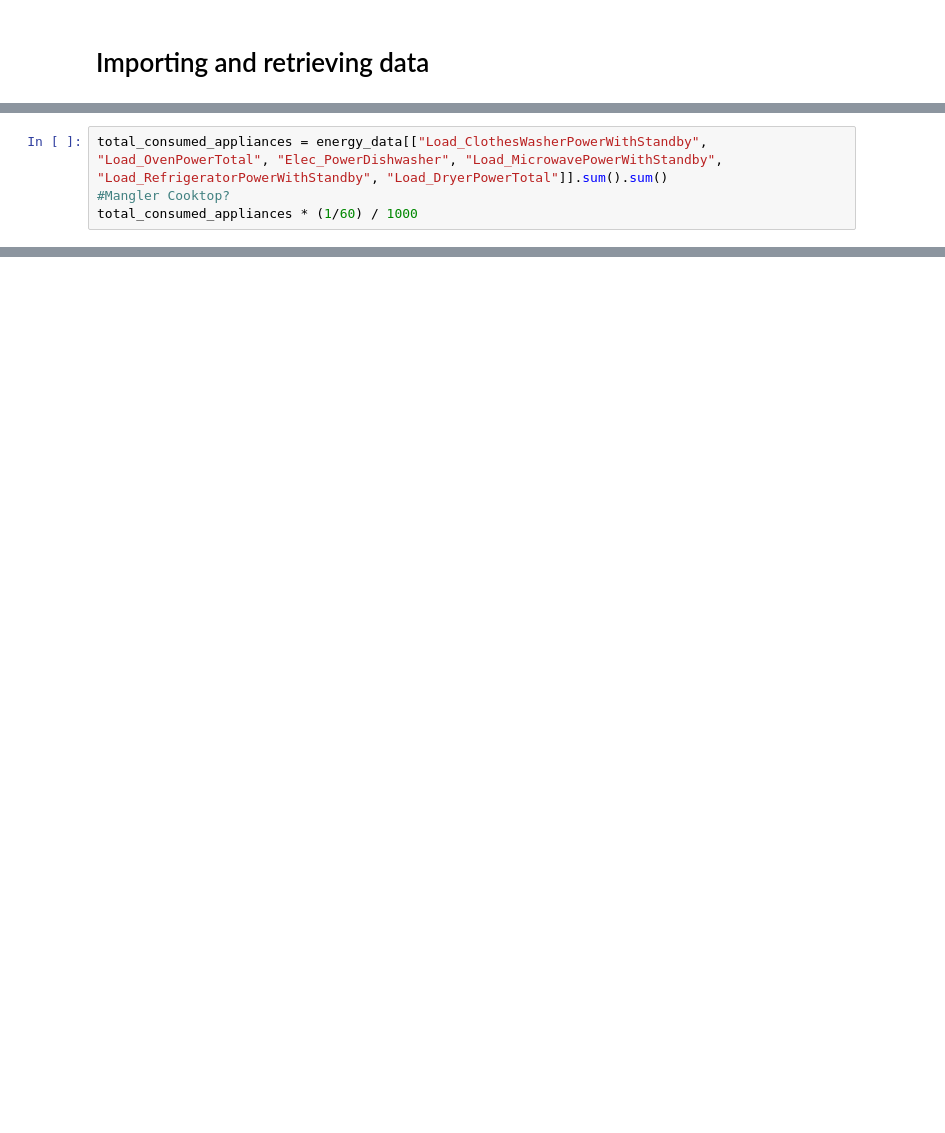
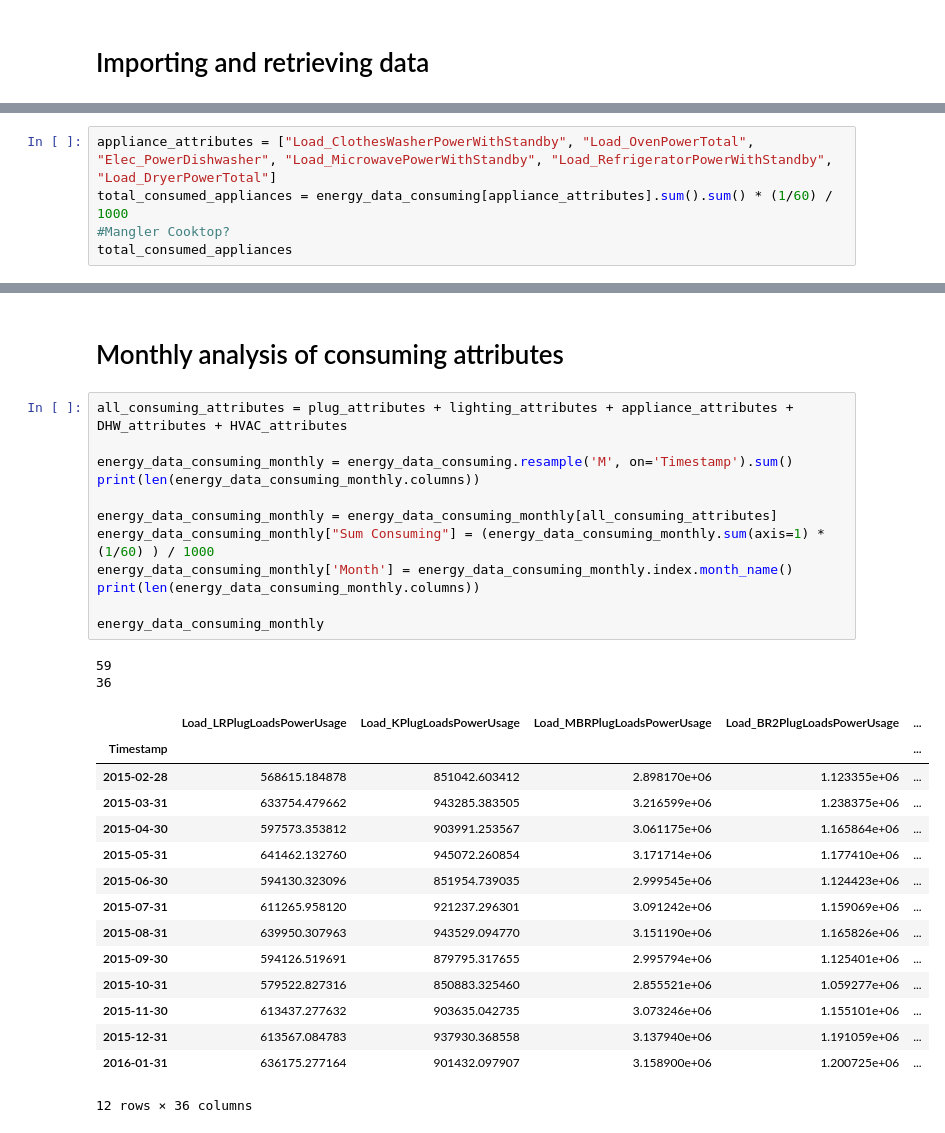
Before and after one commit to Divixity/Datavidenskab-P6, a Jupyter notebook: Development/ConsumingAttributes.ipynb, the cells around one changed output, grey strips where cells are left out. Saved outputs shown, nothing was run; the diff lists cells and outputs as text; blank space fills up the shorter version.

```diff
--- a/Development/ConsumingAttributes.ipynb
+++ b/Development/ConsumingAttributes.ipynb
@@ -57,4 +111,5 @@ total_consumed_lighting * (1/60) / 1000
 # %%
-total_consumed_appliances = energy_data[["Load_ClothesWasherPowerWithStandby", "Load_OvenPowerTotal", "Elec_PowerDishwasher", "Load_MicrowavePowerWithStandby", "Load_RefrigeratorPowerWithStandby", "Load_DryerPowerTotal"]].sum().sum()
+appliance_attributes = ["Load_ClothesWasherPowerWithStandby", "Load_OvenPowerTotal", "Elec_PowerDishwasher", "Load_MicrowavePowerWithStandby", "Load_RefrigeratorPowerWithStandby", "Load_DryerPowerTotal"]
+total_consumed_appliances = energy_data_consuming[appliance_attributes].sum().sum() * (1/60) / 1000
 #Mangler Cooktop?
-total_consumed_appliances * (1/60) / 1000
+total_consumed_appliances
@@ -81,0 +181,32 @@ total_consumed_plugloads * (1/60) / 1000
+# %% [markdown]
+# Monthly analysis of consuming attributes
+# %%
+all_consuming_attributes = plug_attributes + lighting_attributes + appliance_attributes + DHW_attributes + HVAC_attributes
+
+energy_data_consuming_monthly = energy_data_consuming.resample('M', on='Timestamp').sum()
+print(len(energy_data_consuming_monthly.columns))
+
+energy_data_consuming_monthly = energy_data_consuming_monthly[all_consuming_attributes]
+energy_data_consuming_monthly["Sum Consuming"] = (energy_data_consuming_monthly.sum(axis=1) * (1/60) ) / 1000
+energy_data_consuming_monthly['Month'] = energy_data_consuming_monthly.index.month_name()
+print(len(energy_data_consuming_monthly.columns))
+
+energy_data_consuming_monthly
+# %% [output]
+59
+36
+|  | Load_LRPlugLoadsPowerUsage | Load_KPlugLoadsPowerUsage | Load_MBRPlugLoadsPowerUsage | Load_BR2PlugLoadsPowerUsage | ... |
+| Timestamp |  |  |  |  | ... |
+| 2015-02-28 | 568615.184878 | 851042.603412 | 2.898170e+06 | 1.123355e+06 | ... |
+| 2015-03-31 | 633754.479662 | 943285.383505 | 3.216599e+06 | 1.238375e+06 | ... |
+| 2015-04-30 | 597573.353812 | 903991.253567 | 3.061175e+06 | 1.165864e+06 | ... |
+| 2015-05-31 | 641462.132760 | 945072.260854 | 3.171714e+06 | 1.177410e+06 | ... |
+| 2015-06-30 | 594130.323096 | 851954.739035 | 2.999545e+06 | 1.124423e+06 | ... |
+| 2015-07-31 | 611265.958120 | 921237.296301 | 3.091242e+06 | 1.159069e+06 | ... |
+| 2015-08-31 | 639950.307963 | 943529.094770 | 3.151190e+06 | 1.165826e+06 | ... |
+| 2015-09-30 | 594126.519691 | 879795.317655 | 2.995794e+06 | 1.125401e+06 | ... |
+| 2015-10-31 | 579522.827316 | 850883.325460 | 2.855521e+06 | 1.059277e+06 | ... |
+| 2015-11-30 | 613437.277632 | 903635.042735 | 3.073246e+06 | 1.155101e+06 | ... |
+| 2015-12-31 | 613567.084783 | 937930.368558 | 3.137940e+06 | 1.191059e+06 | ... |
+| 2016-01-31 | 636175.277164 | 901432.097907 | 3.158900e+06 | 1.200725e+06 | ... |
+12 rows × 36 columns
```
Also changed, not shown: parts of 26 cells of this notebook.
